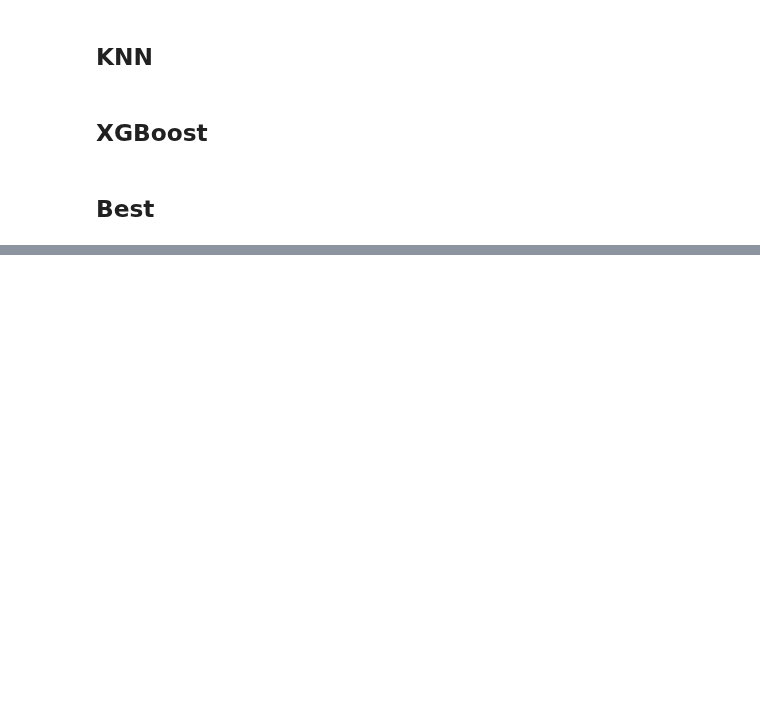
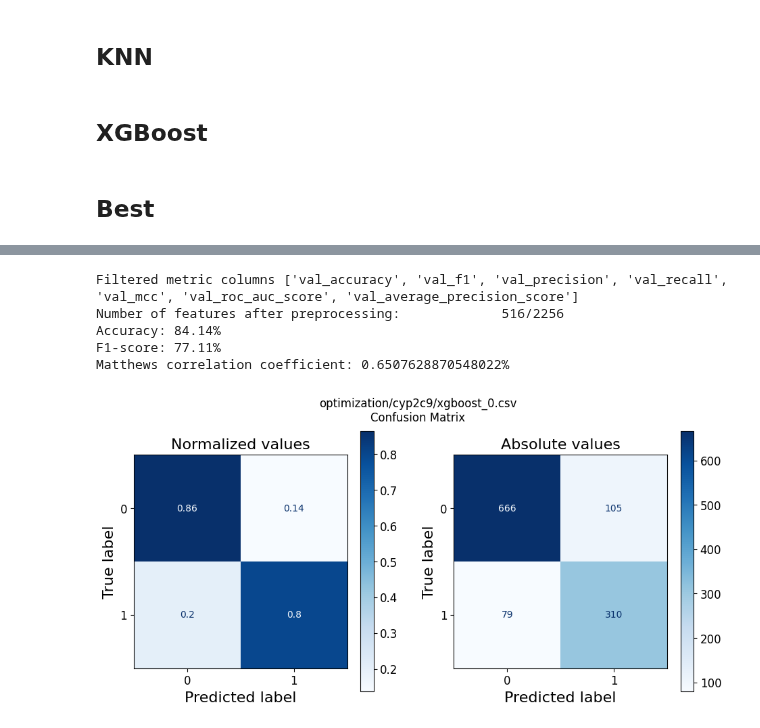
Before and after one commit to JonnaMat/CYP-inhibition, a Jupyter notebook: src/cyp2c9.ipynb, the cells around one changed output, grey strips where cells are left out. Saved outputs shown, nothing was run; the diff lists cells and outputs as text; code cells hidden in the pictures; blank space fills up the shorter version.

Commit message:
Add results etc

```diff
--- a/src/cyp2c9.ipynb
+++ b/src/cyp2c9.ipynb
@@ -476,0 +541,23 @@ pd.read_csv(f"optimization/{task}/best.csv", comment="#").sort_values("val_mcc",
+# %%
+n_negative = datasets["train"]["Y"][datasets["train"]["Y"] == 0].count()
+n_positive = datasets["train"]["Y"][datasets["train"]["Y"] == 1].count()
+
+xgboost_0 = BayesianOptimization(
+    model=XGBClassifier,
+    file_name=f"{task}/xgboost_0",
+    model_params=[
+        Integer(name="max_depth", low=5, high=50),
+        Real(name="eta", low=0.01, high=0.2),
+        Real(name="subsample", low=0.5, high=1),
+        Real(name="scale_pos_weight", low=max(1, n_negative / n_positive - 1), high=6),
+        Real(name="colsample_bytree", low=0.5, high=1.0),
+        Real(name="lambda", low=0.5, high=4.0),
+    ],
+    fix_model_params={"objective": "binary:logistic", "eval_metric": "aucpr"},
+    datasets=datasets,
+    feature_groups=feature_groups,
+    main_metric="mcc",
+)
+
+xgboost_0.optimize(n_calls=50)
+xgboost_0.pretty_results()
@@ -476,0 +594,16 @@ pd.read_csv(f"optimization/{task}/best.csv", comment="#").sort_values("val_mcc",
+# %%
+metric_columns = list(xgboost_0.results.filter(regex='val_'))
+print("Filtered metric columns", metric_columns)
+# Position 0
+best_params_0 = list(xgboost_0.results.sort_values("val_mcc", ascending=False).drop(metric_columns, axis=1).iloc[0])
+best_params_0[0] = int(best_params_0[0])
+xgboost_0_best_y_pred, xgboost_0_best_y_pred_proba = xgboost_0.get_predictions(best_params_0)
+
+conf_matrix(datasets["val"]["Y"], xgboost_0_best_y_pred, xgboost_0.file_loc)
+# %% [output]
+Filtered metric columns ['val_accuracy', 'val_f1', 'val_precision', 'val_recall', 'val_mcc', 'val_roc_auc_score', 'val_average_precision_score']
+Number of features after preprocessing:             516/2256
+Accuracy: 84.14%
+F1-score: 77.11%
+Matthews correlation coefficient: 0.6507628870548022%
+[figure, added]
```
Also changed, not shown: parts of 11 cells of this notebook, 6 other files.
